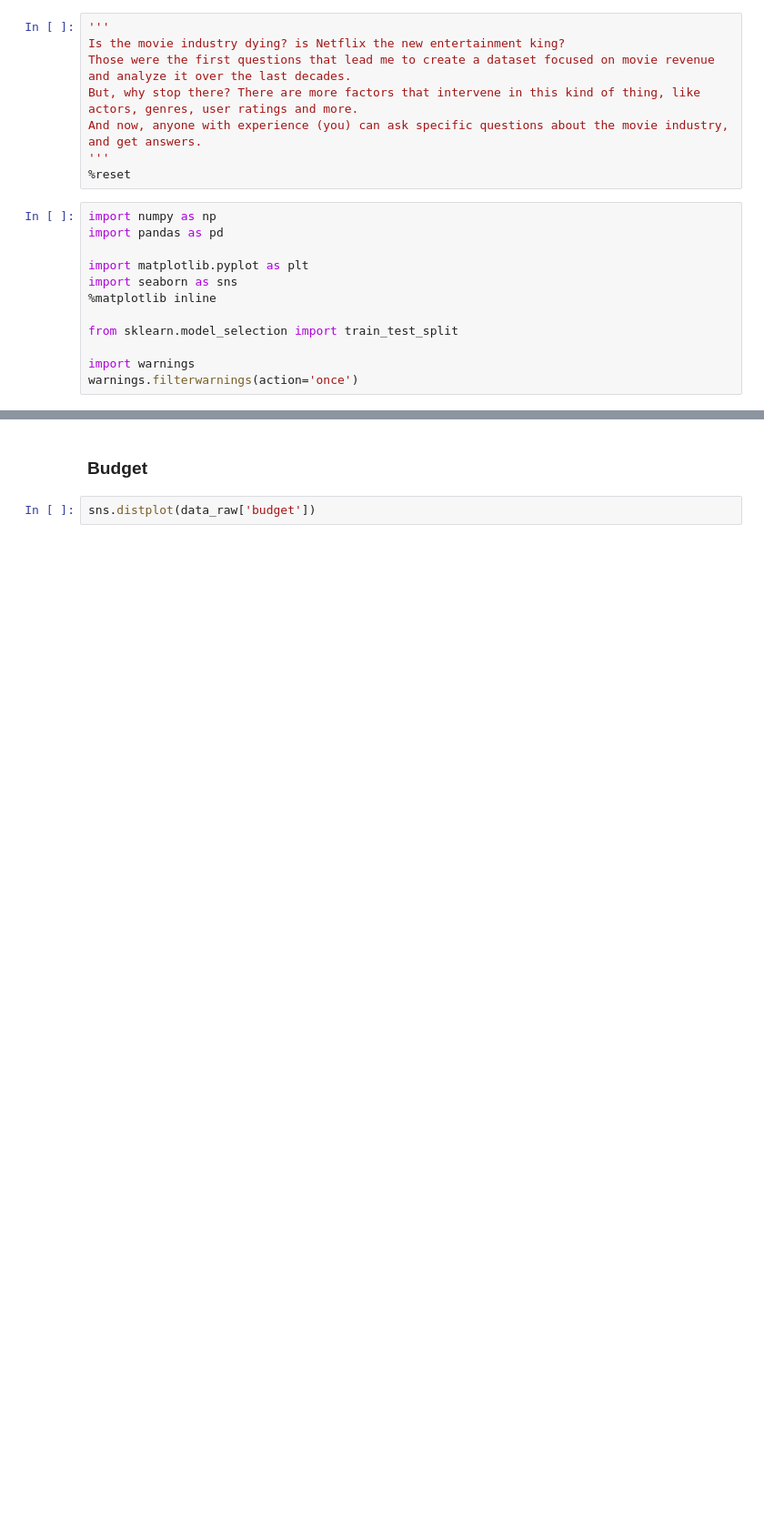
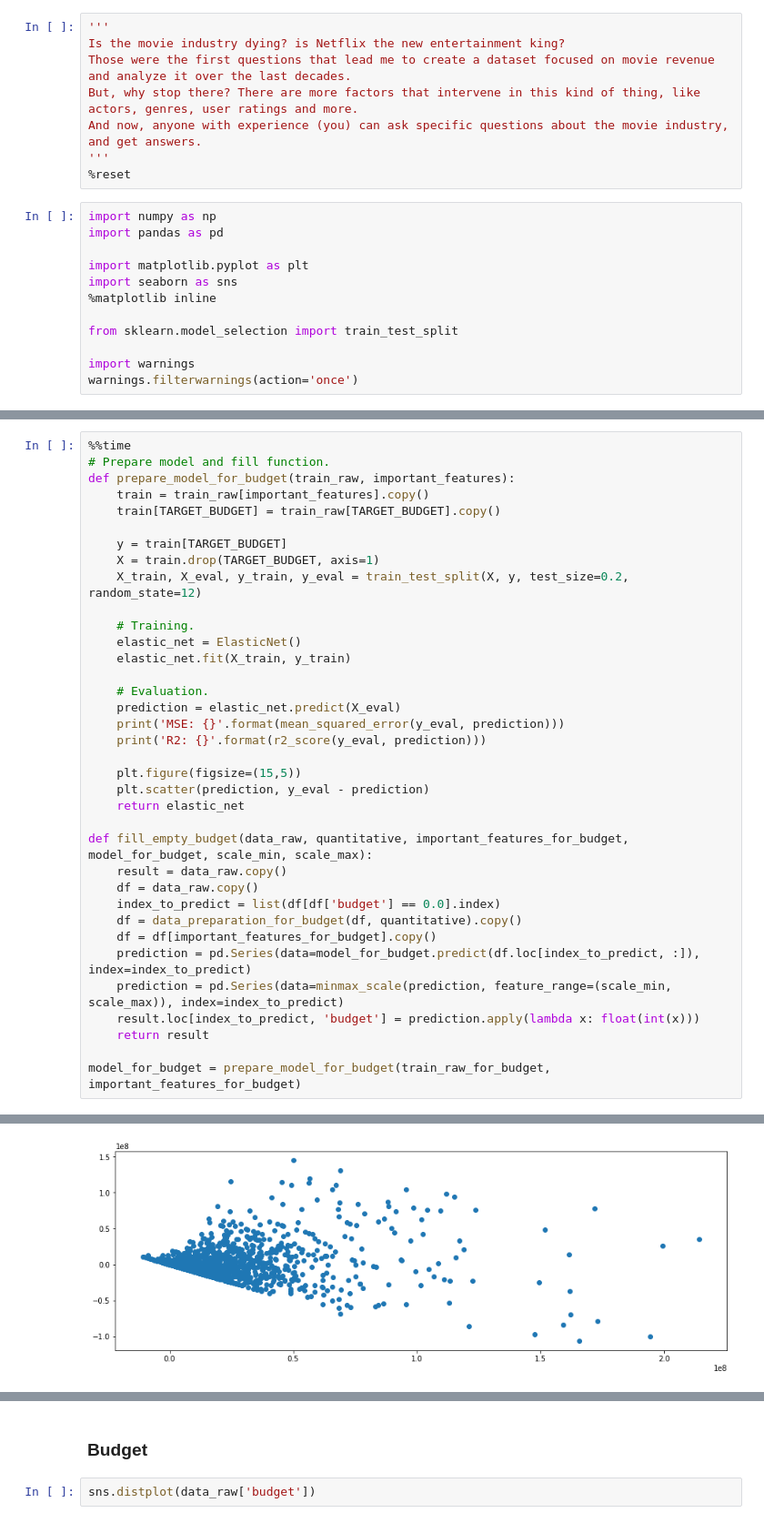
Before and after one commit to szylec/Kaggle, a Jupyter notebook: movies_analysis/analytics.ipynb, the cells around one changed output, grey strips where cells are left out. Shown: that part at 91% size. Drawn from its saved outputs; the diff is of its cells as text; blank space fills up the shorter version.

Commit message:
fill empty budget

```diff
--- a/movies_analysis/analytics.ipynb
+++ b/movies_analysis/analytics.ipynb
@@ -55,0 +76,37 @@ memory usage: 799.3+ KB
+# %%
+%%time
+# Prepare model and fill function.
+def prepare_model_for_budget(train_raw, important_features):
+    train = train_raw[important_features].copy()
+    train[TARGET_BUDGET] = train_raw[TARGET_BUDGET].copy()
+
+    y = train[TARGET_BUDGET]
+    X = train.drop(TARGET_BUDGET, axis=1)
+    X_train, X_eval, y_train, y_eval = train_test_split(X, y, test_size=0.2, random_state=12)
+
+    # Training.
+    elastic_net = ElasticNet()
+    elastic_net.fit(X_train, y_train)
+
+    # Evaluation.
+    prediction = elastic_net.predict(X_eval)
+    print('MSE: {}'.format(mean_squared_error(y_eval, prediction)))
+    print('R2: {}'.format(r2_score(y_eval, prediction)))
+
+    plt.figure(figsize=(15,5))
+    plt.scatter(prediction, y_eval - prediction)
+    return elastic_net
+
+def fill_empty_budget(data_raw, quantitative, important_features_for_budget, model_for_budget, scale_min, scale_max):
+    result = data_raw.copy()
+    df = data_raw.copy()
+    index_to_predict = list(df[df['budget'] == 0.0].index)
+    df = data_preparation_for_budget(df, quantitative).copy()
+    df = df[important_features_for_budget].copy()
+    prediction = pd.Series(data=model_for_budget.predict(df.loc[index_to_predict, :]), index=index_to_predict)
+    prediction = pd.Series(data=minmax_scale(prediction, feature_range=(scale_min, scale_max)), index=index_to_predict)
+    result.loc[index_to_predict, 'budget'] = prediction.apply(lambda x: float(int(x)))
+    return result
+
+model_for_budget = prepare_model_for_budget(train_raw_for_budget, important_features_for_budget)
+# %% [output]
@@ -55,0 +117 @@ memory usage: 799.3+ KB
+[figure, added]
```
Also changed, not shown: parts of 21 cells of this notebook, 1 other file.
